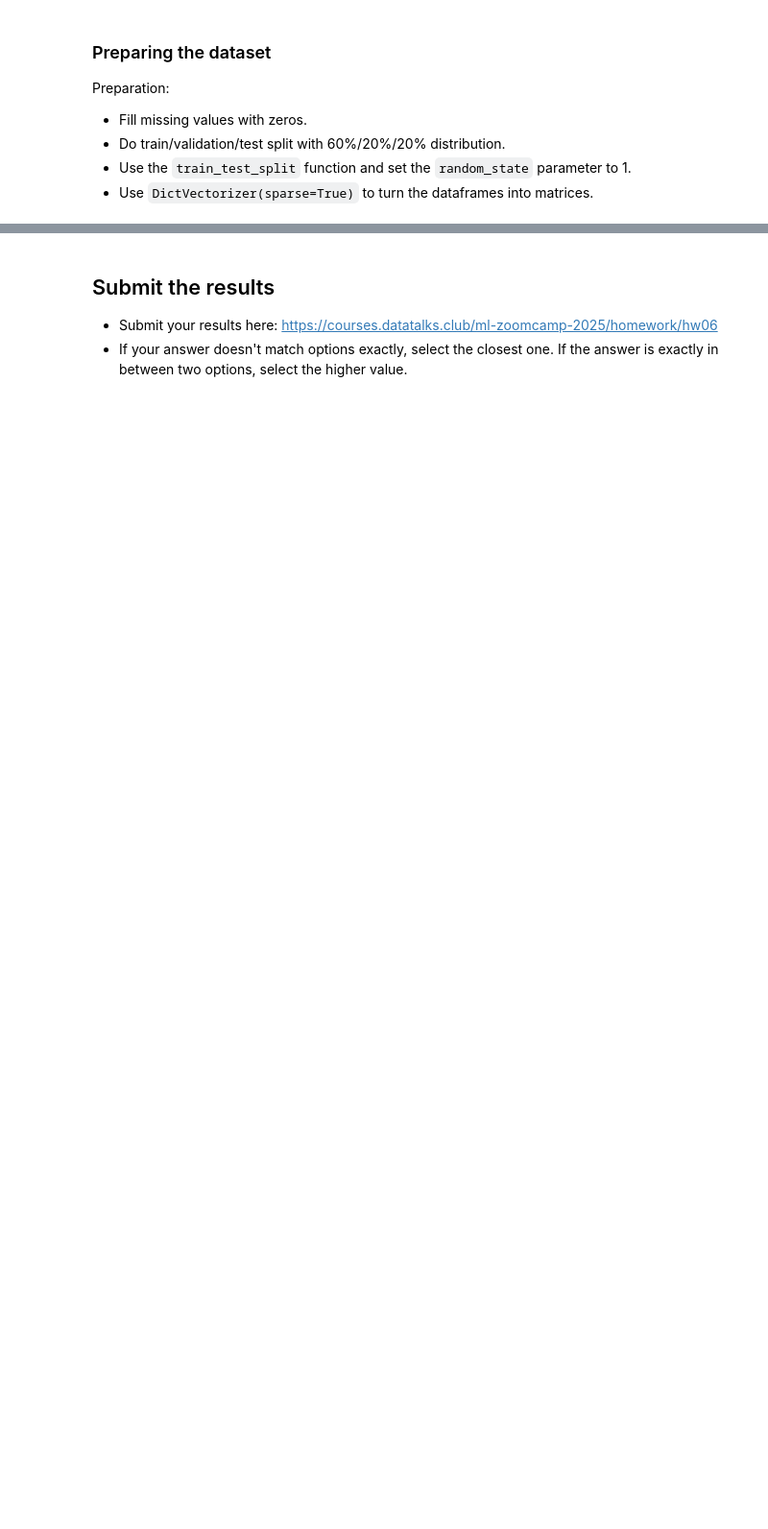
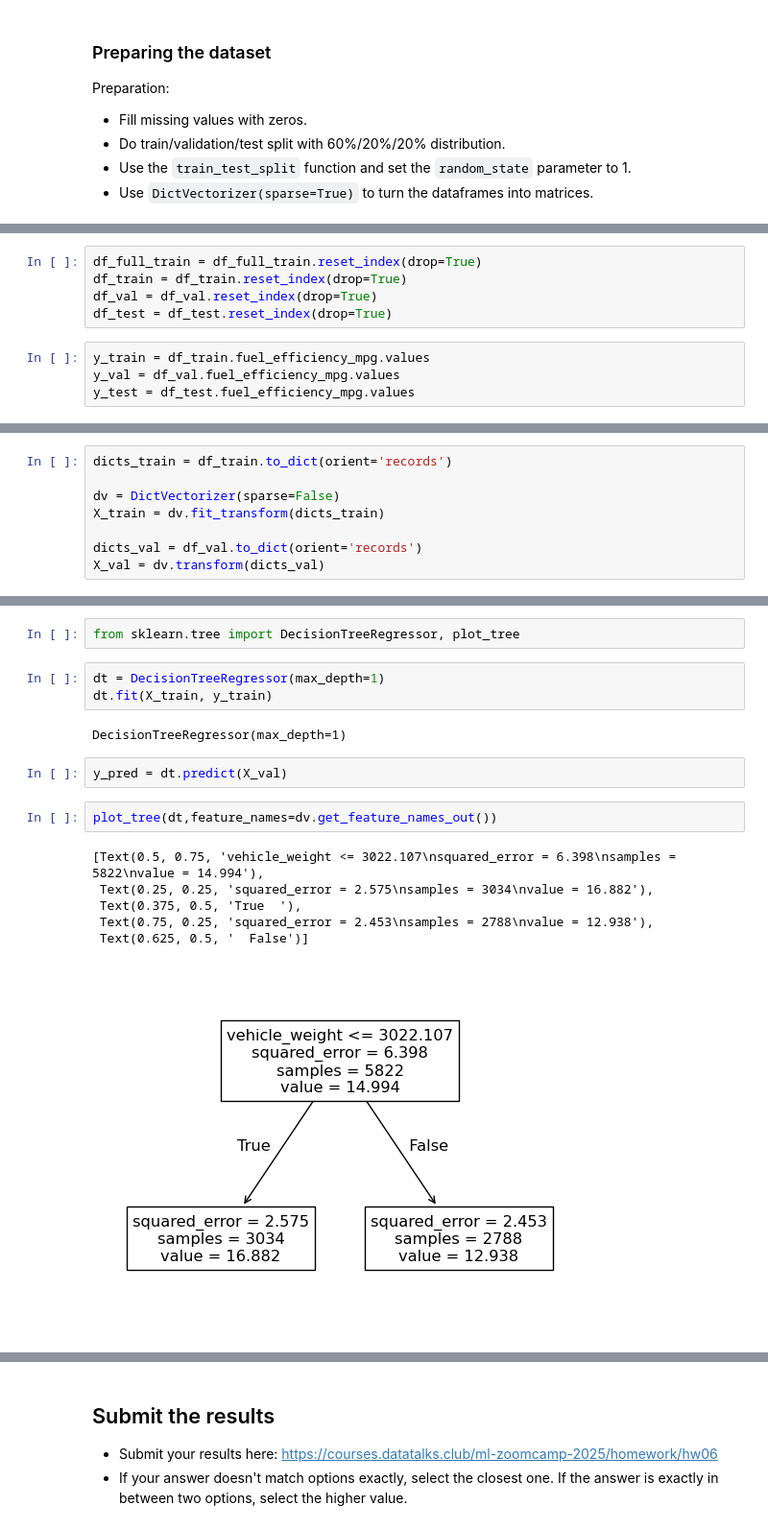
Before and after one commit to ShaniceWilliams/ml-zoomcamp, a Jupyter notebook: 06_Trees/06_Homework.ipynb, the cells around one changed output, grey strips where cells are left out. Shown at 96% size. Drawn from its saved outputs; the diff is of its cells as text; blank space fills up the shorter version.

```diff
--- a/06_Trees/06_Homework.ipynb
+++ b/06_Trees/06_Homework.ipynb
@@ -25,0 +98,9 @@ Preparation:
+# %%
+df_full_train = df_full_train.reset_index(drop=True)
+df_train = df_train.reset_index(drop=True)
+df_val = df_val.reset_index(drop=True)
+df_test = df_test.reset_index(drop=True)
+# %%
+y_train = df_train.fuel_efficiency_mpg.values
+y_val = df_val.fuel_efficiency_mpg.values
+y_test = df_test.fuel_efficiency_mpg.values
@@ -26,3 +113,11 @@ Preparation:
+# %%
+dicts_train = df_train.to_dict(orient='records')
+
+dv = DictVectorizer(sparse=False)
+X_train = dv.fit_transform(dicts_train)
+
+dicts_val = df_val.to_dict(orient='records')
+X_val = dv.transform(dicts_val)
 # %% [markdown]
 ## Question 1
 
@@ -36,6 +131,24 @@ Which feature is used for splitting the data?
 * `'model_year'`
 * `'origin'`
 * `'fuel_type'`
+# %%
+from sklearn.tree import DecisionTreeRegressor, plot_tree
+# %%
+dt = DecisionTreeRegressor(max_depth=1)
+dt.fit(X_train, y_train)
+# %% [output]
+DecisionTreeRegressor(max_depth=1)
+# %%
+y_pred = dt.predict(X_val)
+# %%
+plot_tree(dt,feature_names=dv.get_feature_names_out())
+# %% [output]
+[Text(0.5, 0.75, 'vehicle_weight <= 3022.107\nsquared_error = 6.398\nsamples = 5822\nvalue = 14.994'),
+ Text(0.25, 0.25, 'squared_error = 2.575\nsamples = 3034\nvalue = 16.882'),
+ Text(0.375, 0.5, 'True  '),
+ Text(0.75, 0.25, 'squared_error = 2.453\nsamples = 2788\nvalue = 12.938'),
+ Text(0.625, 0.5, '  False')]
+[figure, added]
 # %% [markdown]
 ## Question 2
 
```
Also changed, not shown: parts of 42 cells of this notebook, 2 other files.
